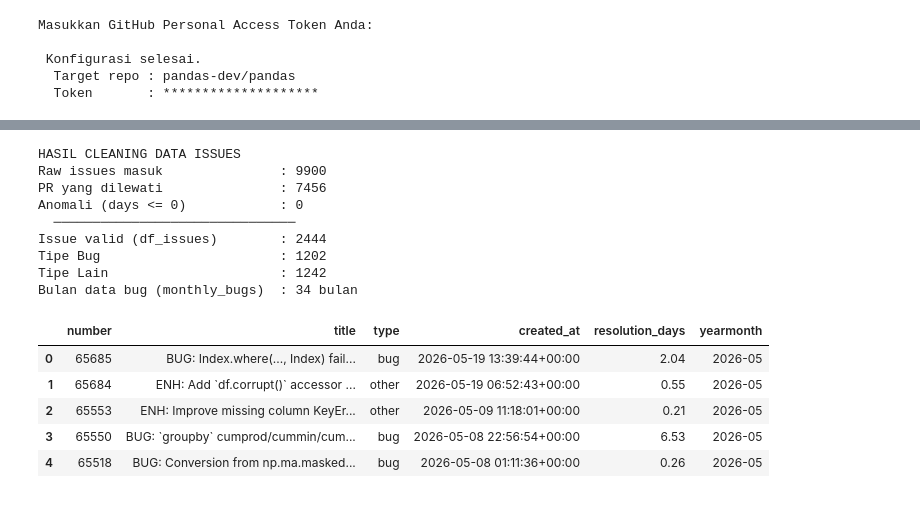
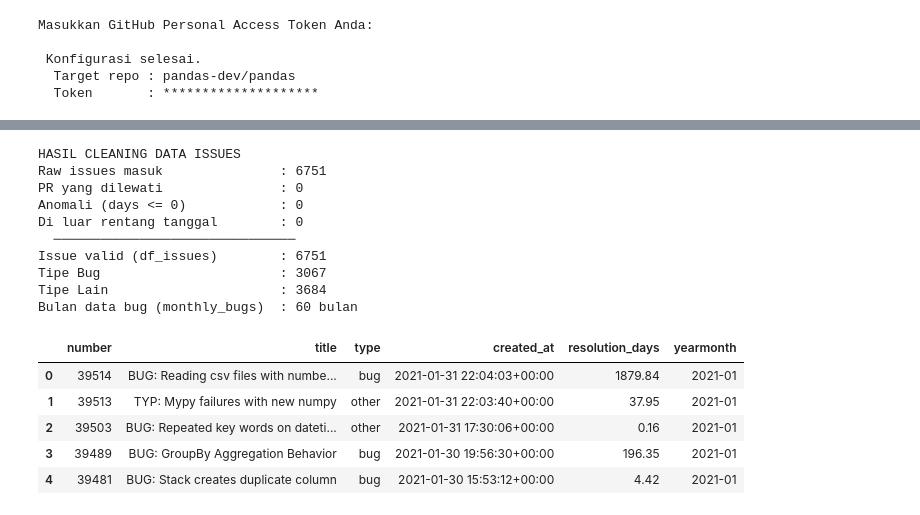
Before and after one commit to DRNCW/stat-audit-pandas-Tim7--sti-2025, a Jupyter notebook: Notebooks/01_eda.ipynb, the cells around one changed output, grey strips where cells are left out. Cells and saved outputs as stored; diff of their text form; code cells hidden in the pictures.

Commit message:
Mengubah cara fetching issues jadi per bulan dan Update dataset

```diff
--- a/Notebooks/01_eda.ipynb
+++ b/Notebooks/01_eda.ipynb
@@ -113,13 +155,21 @@ pr_list = []
 jumlah_draft_dilewati = 0
 jumlah_tanpa_closed = 0
 jumlah_anomali = 0
+jumlah_diluar_range = 0
 
 for pr in raw_prs:
     if pr.get("draft") == True:
         jumlah_draft_dilewati += 1
         continue
 
-    created   = pd.Timestamp(pr["created_at"])
+    created = pd.Timestamp(pr["created_at"])
+    start_bound = pd.Timestamp("2021-01-01", tz="UTC")
+    end_bound = pd.Timestamp("2025-12-31 23:59:59", tz="UTC")
+
+    if not (start_bound <= created <= end_bound):
+        jumlah_diluar_range += 1
+        continue
+
     closed_at = pr.get("closed_at")
     merged_at = pr.get("merged_at")
 
@@ -151,6 +201,7 @@ print(f"Raw PR masuk              : {len(raw_prs)}")
 print(f"Draft PR dilewati         : {jumlah_draft_dilewati}")
 print(f"PR tanpa closed_at        : {jumlah_tanpa_closed}")
 print(f"Data anomali (days <= 0)  : {jumlah_anomali}")
+print(f"Di luar rentang tanggal   : {jumlah_diluar_range}")
 print(f"───────────────────────────────")
 print(f"PR valid (df_prs)         : {len(df_prs)}")
 print(f"PR Merged   (k)           : {df_prs['merged'].sum()}")
@@ -178,16 +230,24 @@ PR Rejected (m)           : 3317
 issue_list = []
 jumlah_pr_dilewati  = 0
 jumlah_anomali_iss  = 0
+jumlah_diluar_range = 0
 
 for issue in raw_issues:
     if "pull_request" in issue:
         jumlah_pr_dilewati += 1
         continue
 
+    created = pd.Timestamp(issue["created_at"])
+    start_bound = pd.Timestamp("2021-01-01", tz="UTC")
+    end_bound = pd.Timestamp("2025-12-31 23:59:59", tz="UTC")
+
+    if not (start_bound <= created <= end_bound):
+        jumlah_diluar_range += 1
+        continue
+
     labels = [label["name"].lower() for label in issue.get("labels", [])]
     is_bug = any("bug" in label for label in labels)
 
-    created = pd.Timestamp(issue["created_at"])
     closed_at = issue.get("closed_at")
     if closed_at is None: continue
 
@@ -203,47 +263,60 @@ for issue in raw_issues:
         "title"          : issue.get("title", ""),
         "type"           : "bug" if is_bug else "other",
         "created_at"     : created,
         "resolution_days": round(days, 2)
     })
 
 df_issues = pd.DataFrame(issue_list)
 
 # Buat dataframe khusus bug per bulan untuk Poisson (RQ2)
 df_issues["yearmonth"] = df_issues["created_at"].dt.to_period("M")
 df_bugs = df_issues[df_issues["type"] == "bug"].copy()
-monthly_bugs = df_bugs.groupby("yearmonth").size().reset_index(name="bug_count")
-monthly_bugs["timestamp"] = monthly_bugs["yearmonth"].dt.to_timestamp()
-monthly_bugs["period"]    = monthly_bugs["timestamp"].apply(
+
+issues_start = df_issues["created_at"].min()
+issues_end = df_issues["created_at"].max()
+full_monthly_range = pd.period_range(start=issues_start, end=issues_end, freq='M')
+
+bugs_counted = df_bugs.groupby("yearmonth").size()
+
+monthly_bugs_fixed = bugs_counted.reindex(full_monthly_range, fill_value=0).reset_index(name="bug_count")
+monthly_bugs_fixed.rename(columns={'index': 'yearmonth'}, inplace=True) # Perbaiki nama kolom index
+
+monthly_bugs_fixed["timestamp"] = monthly_bugs_fixed["yearmonth"].dt.to_timestamp()
+monthly_bugs_fixed["period"] = monthly_bugs_fixed["timestamp"].apply(
     lambda x: "post_v2" if x >= PANDAS_V2_DATE else "pre_v2"
 )
+
+monthly_bugs = monthly_bugs_fixed.copy()
 
 print("HASIL CLEANING DATA ISSUES")
 print(f"Raw issues masuk               : {len(raw_issues)}")
 print(f"PR yang dilewati               : {jumlah_pr_dilewati}")
 print(f"Anomali (days <= 0)            : {jumlah_anomali_iss}")
+print(f"Di luar rentang tanggal        : {jumlah_diluar_range}")
 print(f"  ───────────────────────────────")
 print(f"Issue valid (df_issues)        : {len(df_issues)}")
 print(f"Tipe Bug                       : {len(df_bugs)}")
 print(f"Tipe Lain                      : {len(df_issues) - len(df_bugs)}")
 print(f"Bulan data bug (monthly_bugs)  : {len(monthly_bugs)} bulan")
 print()
 df_issues.head()
 # %% [output]
 HASIL CLEANING DATA ISSUES
-Raw issues masuk               : 9900
-PR yang dilewati               : 7456
+Raw issues masuk               : 6751
+PR yang dilewati               : 0
 Anomali (days <= 0)            : 0
+Di luar rentang tanggal        : 0
   ───────────────────────────────
-Issue valid (df_issues)        : 2444
-Tipe Bug                       : 1202
-Tipe Lain                      : 1242
-Bulan data bug (monthly_bugs)  : 34 bulan
+Issue valid (df_issues)        : 6751
+Tipe Bug                       : 3067
+Tipe Lain                      : 3684
+Bulan data bug (monthly_bugs)  : 60 bulan
 |  | number | title | type | created_at | resolution_days | yearmonth |
-| 0 | 65685 | BUG: Index.where(..., Index) fail... | bug | 2026-05-19 13:39:44+00:00 | 2.04 | 2026-05 |
-| 1 | 65684 | ENH: Add `df.corrupt()` accessor ... | other | 2026-05-19 06:52:43+00:00 | 0.55 | 2026-05 |
-| 2 | 65553 | ENH: Improve missing column KeyEr... | other | 2026-05-09 11:18:01+00:00 | 0.21 | 2026-05 |
-| 3 | 65550 | BUG: `groupby` cumprod/cummin/cum... | bug | 2026-05-08 22:56:54+00:00 | 6.53 | 2026-05 |
-| 4 | 65518 | BUG: Conversion from np.ma.masked... | bug | 2026-05-08 01:11:36+00:00 | 0.26 | 2026-05 |
+| 0 | 39514 | BUG: Reading csv files with numbe... | bug | 2021-01-31 22:04:03+00:00 | 1879.84 | 2021-01 |
+| 1 | 39513 | TYP: Mypy failures with new numpy | other | 2021-01-31 22:03:40+00:00 | 37.95 | 2021-01 |
+| 2 | 39503 | BUG: Repeated key words on dateti... | other | 2021-01-31 17:30:06+00:00 | 0.16 | 2021-01 |
+| 3 | 39489 | BUG: GroupBy Aggregation Behavior | bug | 2021-01-30 19:56:30+00:00 | 196.35 | 2021-01 |
+| 4 | 39481 | BUG: Stack creates duplicate column | bug | 2021-01-30 15:53:12+00:00 | 4.42 | 2021-01 |
 # %%
 # 5. Simpan Dataset Bersih ke CSV
 df_prs.to_csv("../data/clean/prs_clean.csv", index=False)
```
Also changed, not shown: parts of 7 cells of this notebook, 3 other files.
